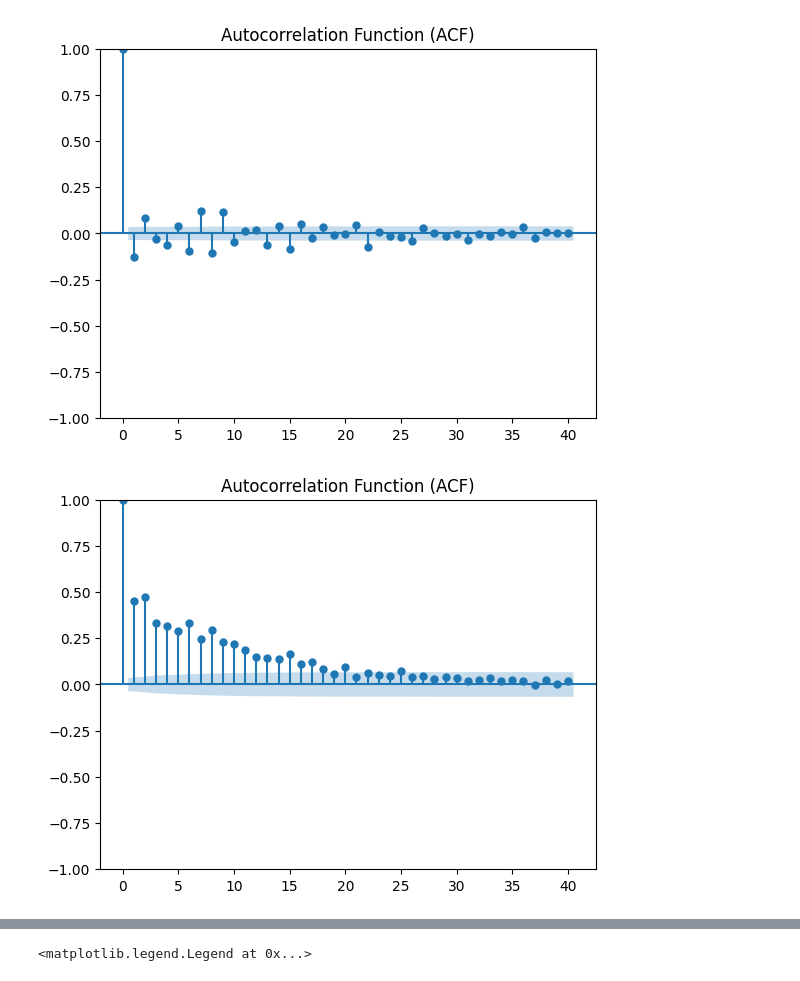
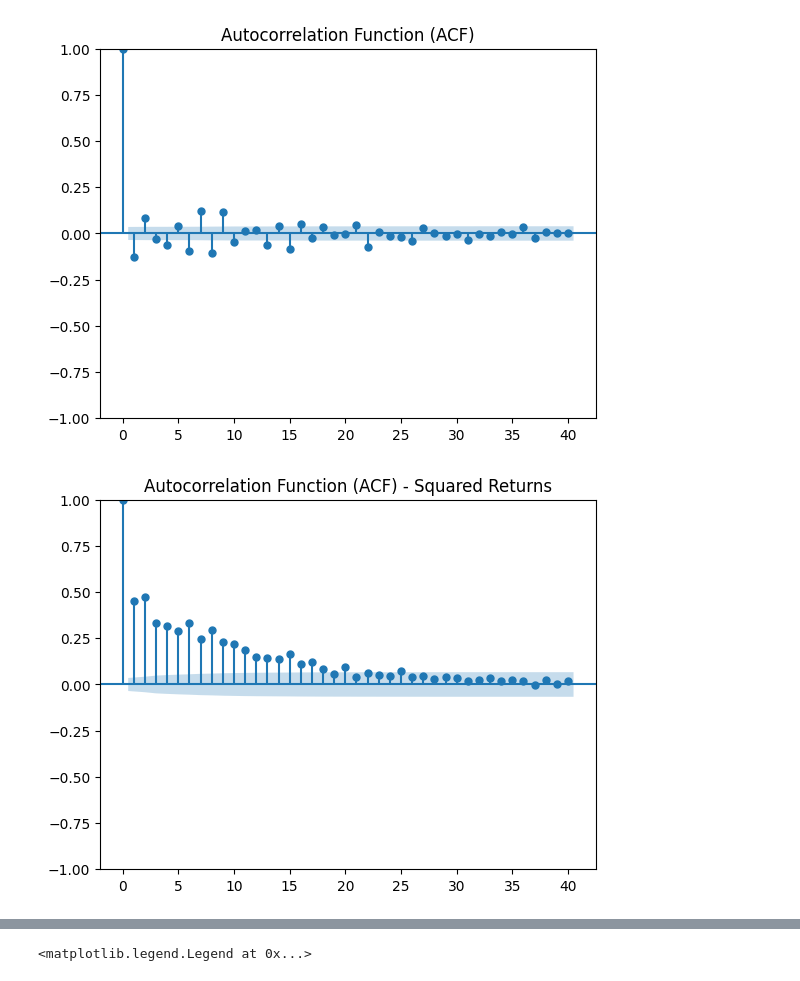
Before and after one commit to MariaNowacka/ml, a Jupyter notebook: apl_math/ml3.ipynb, the cells around one changed output, grey strips where cells are left out. Cells and saved outputs as stored; diff of their text form; code cells hidden in the pictures.

Commit message:
adding 1 plot to ex4

```diff
--- a/apl_math/ml3.ipynb
+++ b/apl_math/ml3.ipynb
@@ -70,7 +67,7 @@ plt.show()
 [figure]
 # %%
 plot_acf(train['ret'].dropna()**2, lags=40)
-plt.title('Autocorrelation Function (ACF)')
+plt.title('Autocorrelation Function (ACF) - Squared Returns')
 plt.show()
 # %% [output]
-[figure, old version]
+[figure, new version]
```
Also changed, not shown: parts of 9 cells of this notebook, 1 other file.
